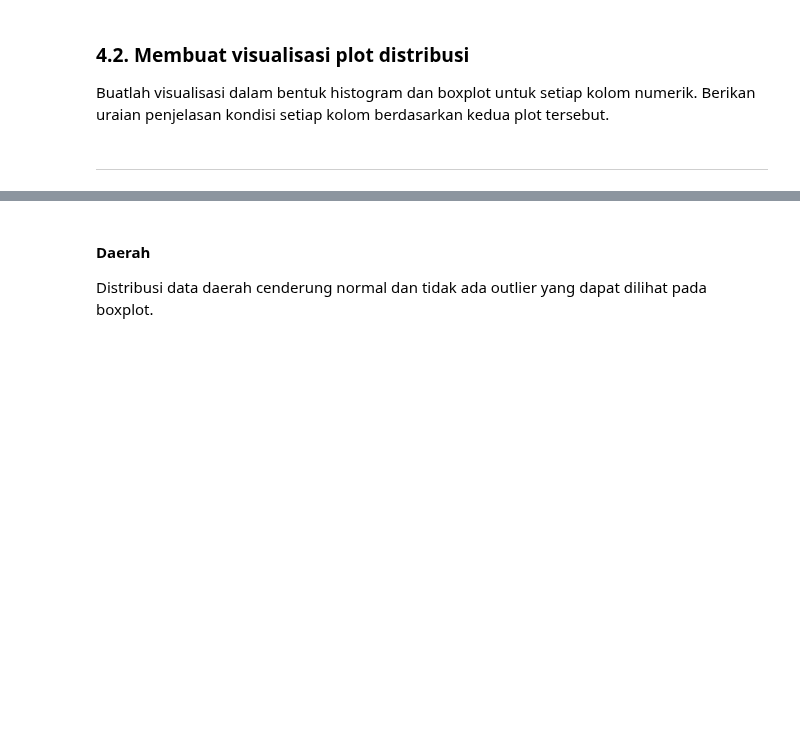
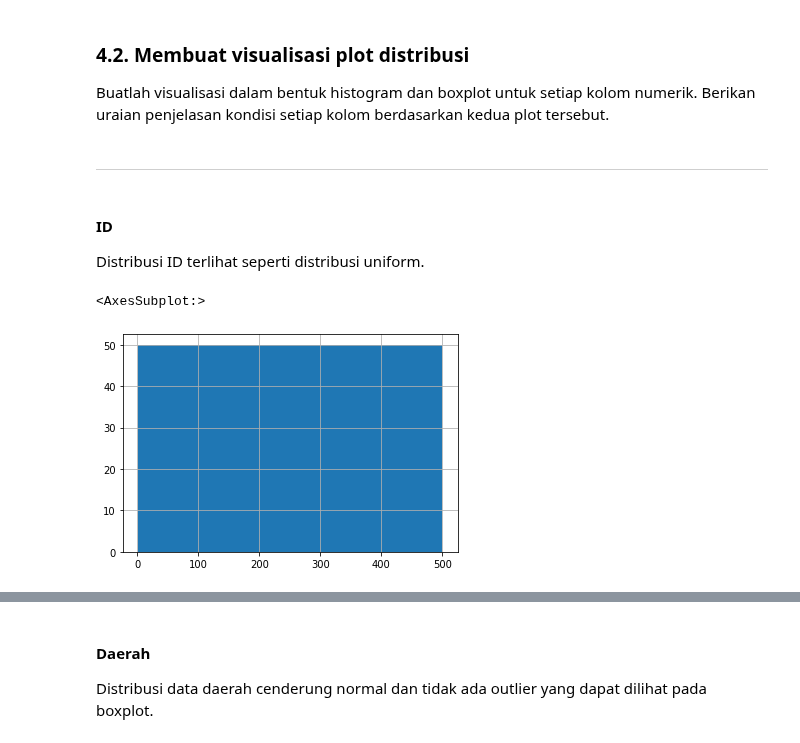
Before and after one commit to Lock1/IF2220-Probstat, a Jupyter notebook: TubesProbstat.ipynb, the cells around one changed output, grey strips where cells are left out. Drawn from its saved outputs; the diff is of its cells as text; code cells hidden in the pictures; blank space fills up the shorter version.

```diff
--- a/TubesProbstat.ipynb
+++ b/TubesProbstat.ipynb
@@ -217,3 +221,11 @@ kolom numerik. Berikan uraian penjelasan kondisi setiap kolom berdasarkan kedua
 tersebut.
 # %% [markdown]
 ***
+# %% [markdown]
+#### ID
+Distribusi ID terlihat seperti distribusi uniform.
+# %%
+dataset["ID"].hist()
+# %% [output]
+<AxesSubplot:>
+[figure, added]
```
Also changed, not shown: parts of 9 cells of this notebook.
